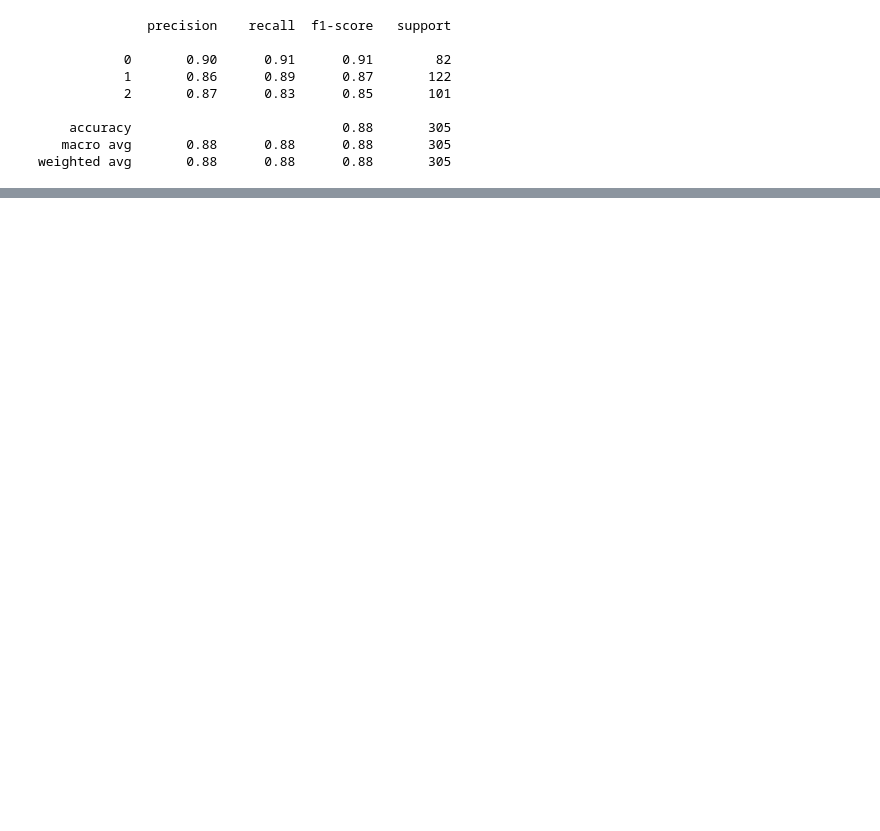
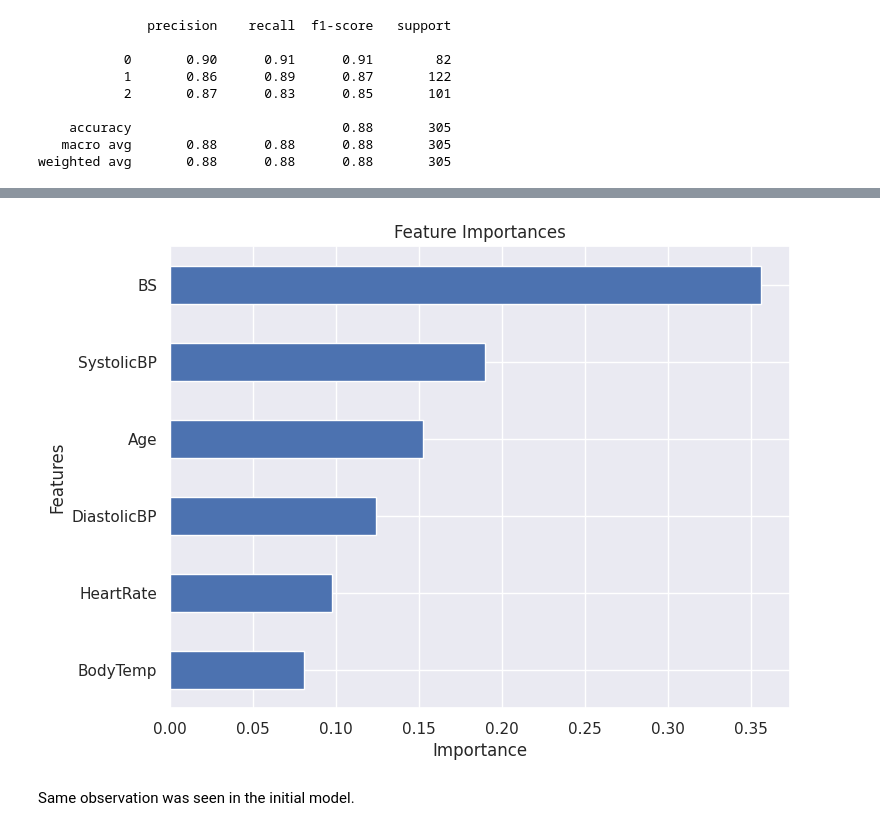
Before and after one commit to Nanasei878/Maternal-Health-Risk-Evaluation, a Jupyter notebook: Maternal_Health_Risk_Data.ipynb, the cells around one changed output, grey strips where cells are left out. Cells and saved outputs as stored; diff of their text form; code cells hidden in the pictures; blank space fills up the shorter version.

```diff
--- a/Maternal_Health_Risk_Data.ipynb
+++ b/Maternal_Health_Risk_Data.ipynb
@@ -300,0 +576,14 @@ plt.show()
+# %%
+importances = pd.Series(RFCmodel.feature_importances_, index=X.columns)
+#  importances sorted by value in ascending order
+importances = importances.sort_values(ascending=True)
+plt.figure(figsize=(8, 6))
+importances.plot(kind='barh')
+plt.title('Feature Importances')
+plt.xlabel('Importance')
+plt.ylabel('Features')
+plt.show()
+# %% [output]
+[figure, added]
+# %% [markdown]
+Same observation was seen in the initial model.
```
Also changed, not shown: parts of 49 cells of this notebook.
